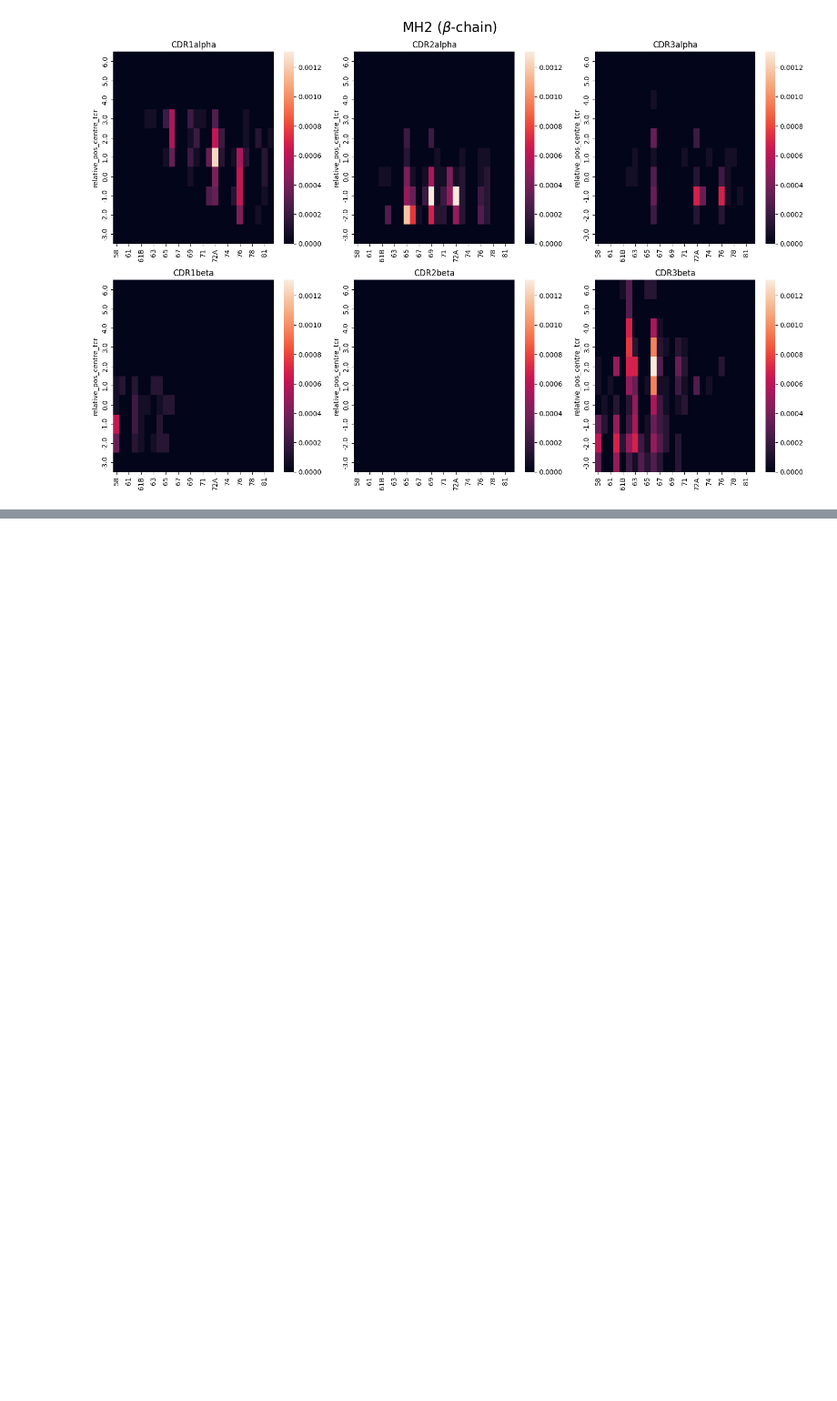
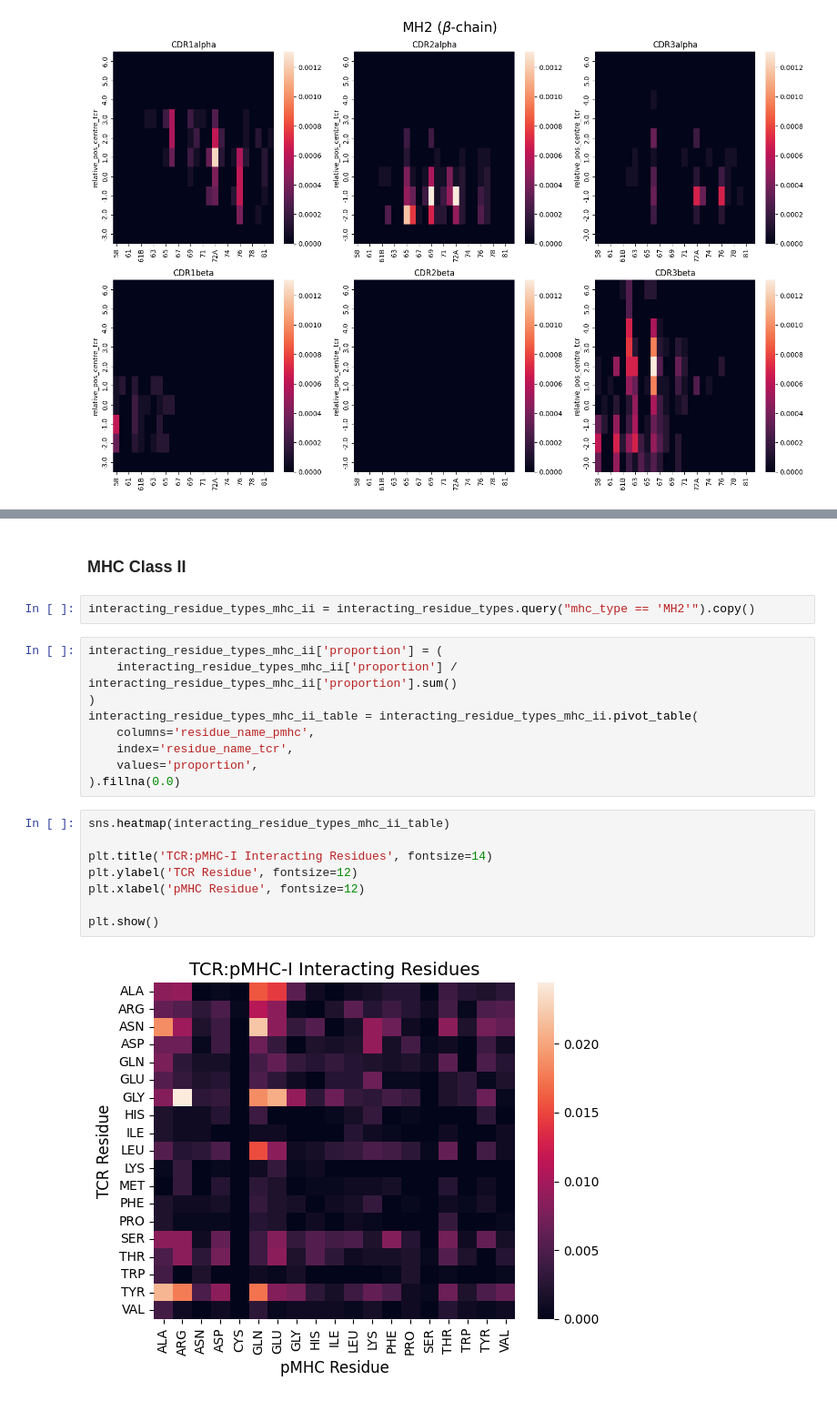
Before and after one commit to benjiemc/tcr-antigen-prediction, a Jupyter notebook: notebooks/visualise_tcr_pmhc_contact_maps.ipynb, the cells around one changed output, grey strips where cells are left out. Shown at 91% size. Cells and saved outputs as stored; diff of their text form; blank space fills up the shorter version.

```diff
--- a/notebooks/visualise_tcr_pmhc_contact_maps.ipynb
+++ b/notebooks/visualise_tcr_pmhc_contact_maps.ipynb
@@ -677,0 +707,23 @@ plt.tight_layout()
+# %% [markdown]
+### MHC Class II
+# %%
+interacting_residue_types_mhc_ii = interacting_residue_types.query("mhc_type == 'MH2'").copy()
+# %%
+interacting_residue_types_mhc_ii['proportion'] = (
+    interacting_residue_types_mhc_ii['proportion'] / interacting_residue_types_mhc_ii['proportion'].sum()
+)
+interacting_residue_types_mhc_ii_table = interacting_residue_types_mhc_ii.pivot_table(
+    columns='residue_name_pmhc',
+    index='residue_name_tcr',
+    values='proportion',
+).fillna(0.0)
+# %%
+sns.heatmap(interacting_residue_types_mhc_ii_table)
+
+plt.title('TCR:pMHC-I Interacting Residues', fontsize=14)
+plt.ylabel('TCR Residue', fontsize=12)
+plt.xlabel('pMHC Residue', fontsize=12)
+
+plt.show()
+# %% [output]
+[figure, added]
```
Also changed, not shown: parts of 10 cells of this notebook, 5 other files.
